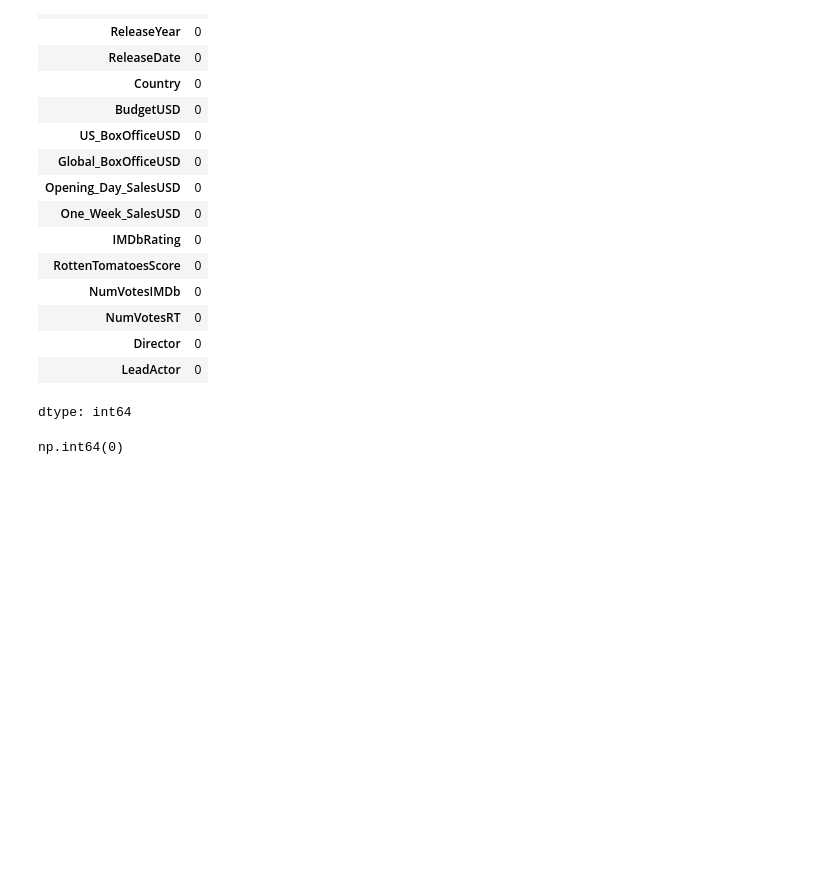
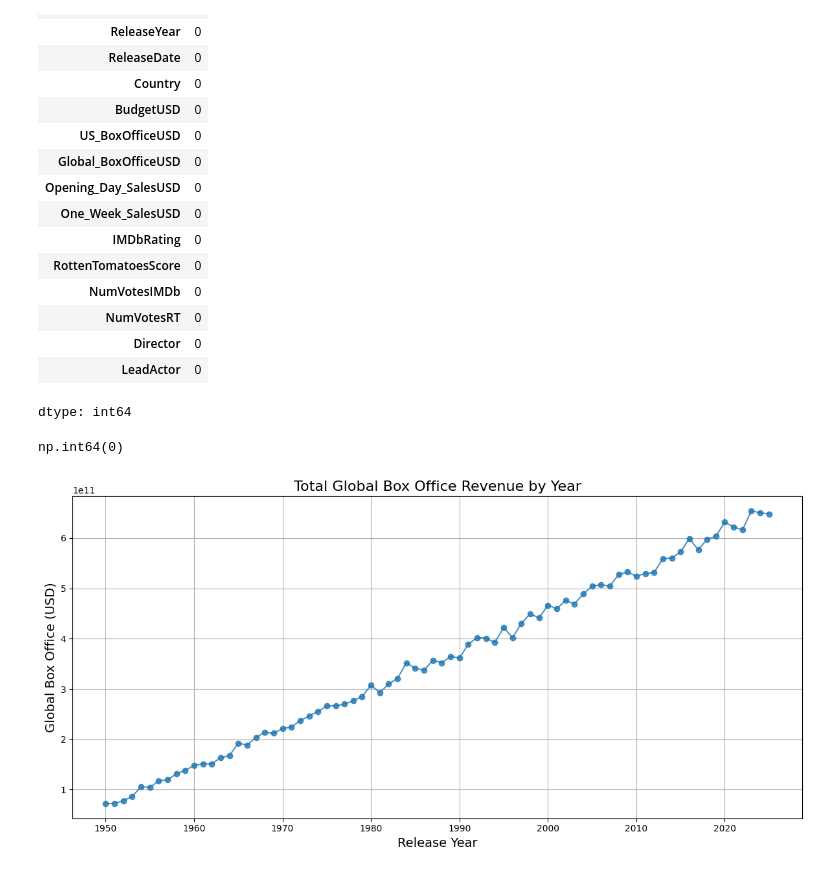
Before and after one commit to kxrrym03/Movies-Dataset, a Jupyter notebook: Movies_Analysis.ipynb, the cells around one changed output. Saved outputs shown, nothing was run; the diff lists cells and outputs as text; code cells hidden in the pictures; blank space fills up the shorter version.

```diff
--- a/Movies_Analysis.ipynb
+++ b/Movies_Analysis.ipynb
@@ -62,3 +62,21 @@ dtype: int64
 df.duplicated().sum()
 # %% [output]
 np.int64(0)
+# %%
+# Group data by ReleaseYear and sum the Global_BoxOfficeUSD
+yearly_box_office = df.groupby('ReleaseYear')['Global_BoxOfficeUSD'].sum().reset_index()
+
+plt.figure(figsize=(12, 6))
+plt.plot(yearly_box_office['ReleaseYear'], yearly_box_office['Global_BoxOfficeUSD'], marker='o', linestyle='-', alpha=0.8)
+
+# Labels and title
+plt.title('Total Global Box Office Revenue by Year', fontsize=16)
+plt.xlabel('Release Year', fontsize=14)
+plt.ylabel('Global Box Office (USD)', fontsize=14)
+plt.grid(True)
+plt.tight_layout()
+
+# Show plot
+plt.show()
+# %% [output]
+[figure, added]
```
